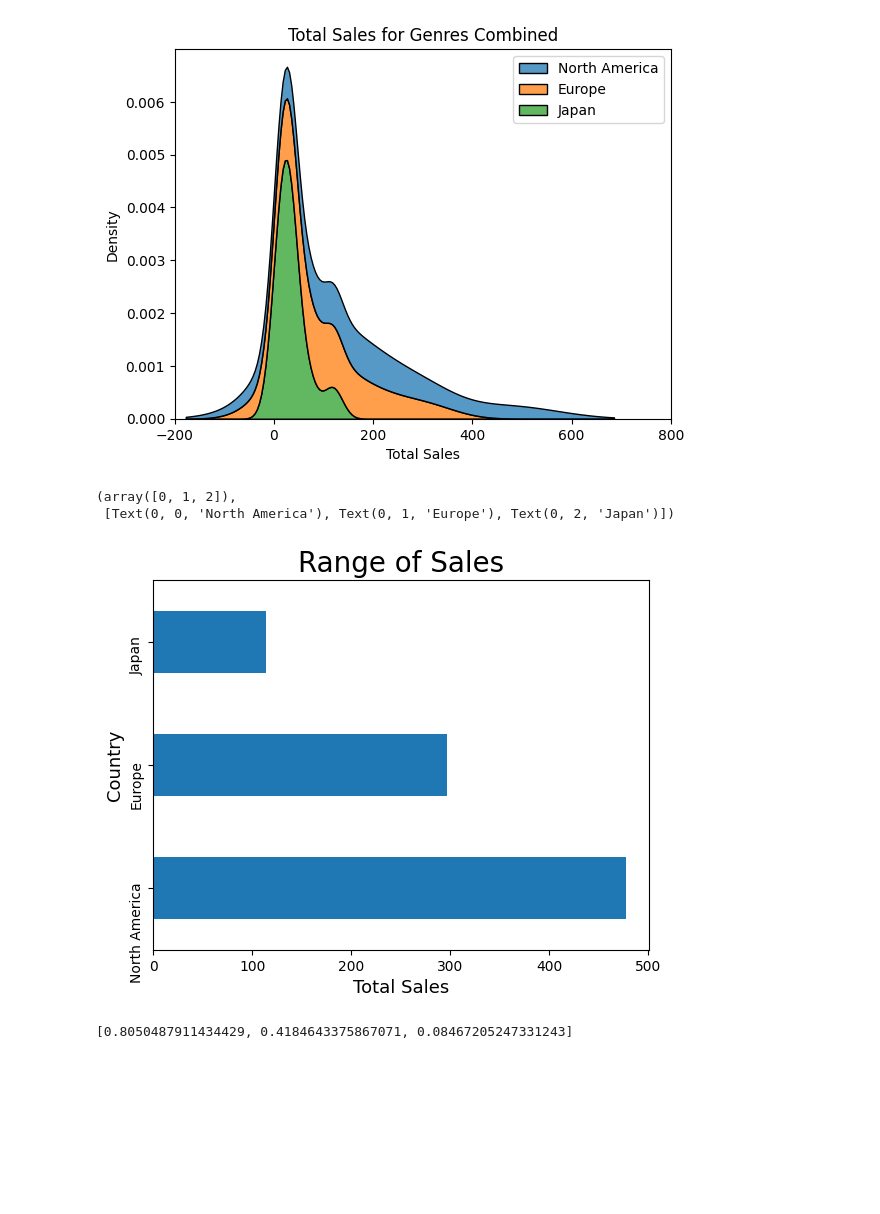
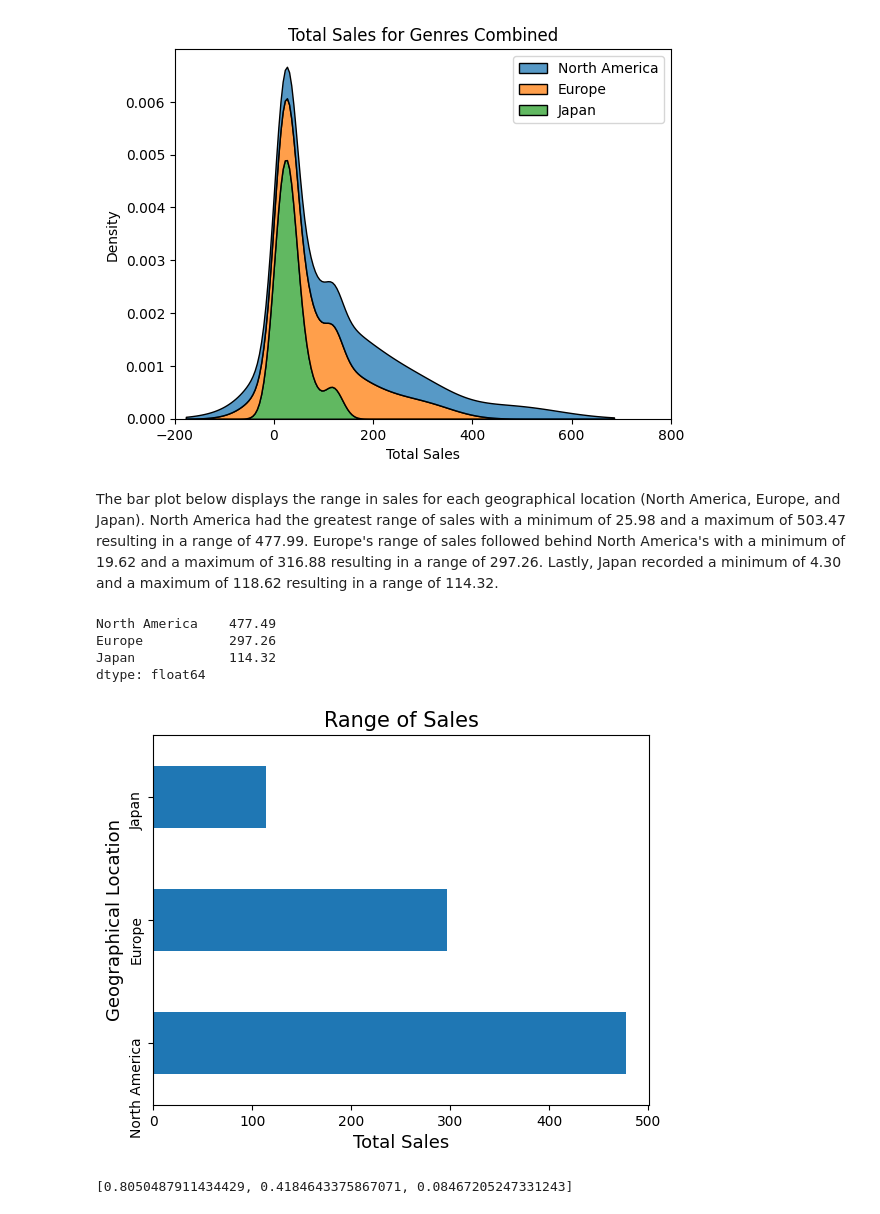
Before and after one commit to tangiambe/Data_Analytics_Project, a Jupyter notebook: VG_Dashboard.ipynb, the cells around one changed output. Saved outputs shown, nothing was run; the diff lists cells and outputs as text; code cells hidden in the pictures; blank space fills up the shorter version.

```diff
--- a/VG_Dashboard.ipynb
+++ b/VG_Dashboard.ipynb
@@ -130,34 +138,42 @@ plt.xlim(-200, 800)
 plt.show()
 # %% [output]
 [figure]
+# %% [markdown]
+The bar plot below displays the range in sales for each geographical location (North America, Europe, and Japan).
+North America had the greatest range of sales with a minimum of 25.98 and a maximum of 503.47 resulting in a range of 477.99.
+Europe's range of sales followed behind North America's with a minimum of 19.62 and a maximum of 316.88 resulting in a range of 297.26.
+Lastly, Japan recorded a minimum of 4.30 and a maximum of 118.62 resulting in a range of 114.32.
 # %%
-# SALES RANGE FOR EACH COUNTRY
+# SALES RANGE FOR EACH GEOGRAPHICAL LOCATION
 
 '''
-This kernal calculates the range of sales for each country.
+This kernal calculates the range of sales for each geographical location.
 '''
 
 # genreSales.max()
 # North America    503.47
 # Europe           316.88
 # Japan            118.62
 
 # genreSales.min()
 # North America    25.98
 # Europe           19.62
 # Japan             4.30
 
 gcsRange = genreSales.max() - genreSales.min()
 gcsRange
 gcsRange.plot(kind='barh')
-plt.title('Range of Sales', size=20)
+plt.title('Range of Sales', size=15)
 plt.xlabel('Total Sales', size=13)
-plt.ylabel('Country', size=13)
+plt.ylabel('Geographical Location', size=13)
 plt.yticks(rotation=90)
+gcsRange
 # %% [output]
-(array([0, 1, 2]),
- [Text(0, 0, 'North America'), Text(0, 1, 'Europe'), Text(0, 2, 'Japan')])
+North America    477.49
+Europe           297.26
+Japan            114.32
+dtype: float64
-[figure, old version]
+[figure, new version]
 # %%
 naV = statistics.variance(gcs['North America'])
 eV = statistics.variance(gcs['Europe'])
```
Also changed, not shown: parts of 10 cells of this notebook, 1 other file.
